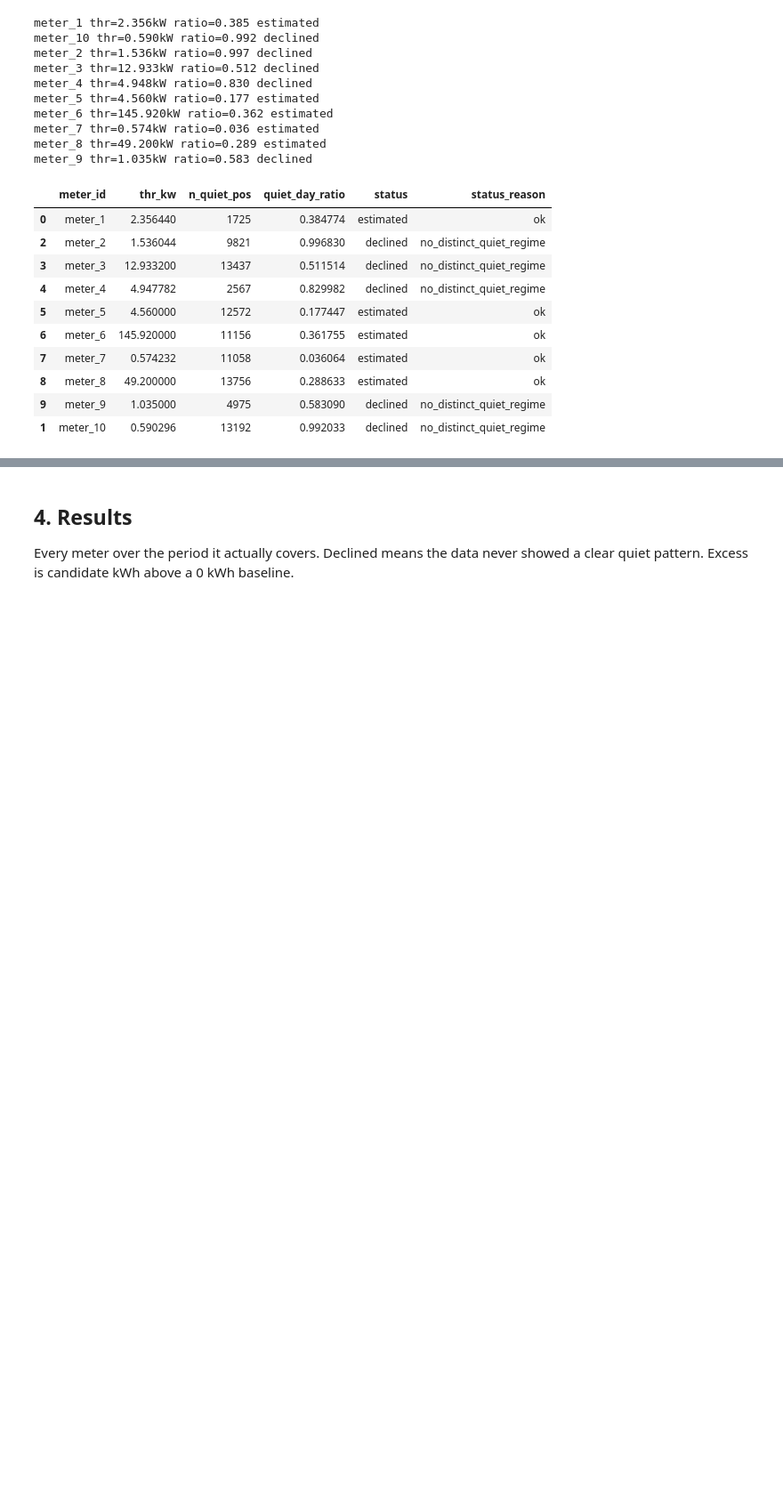
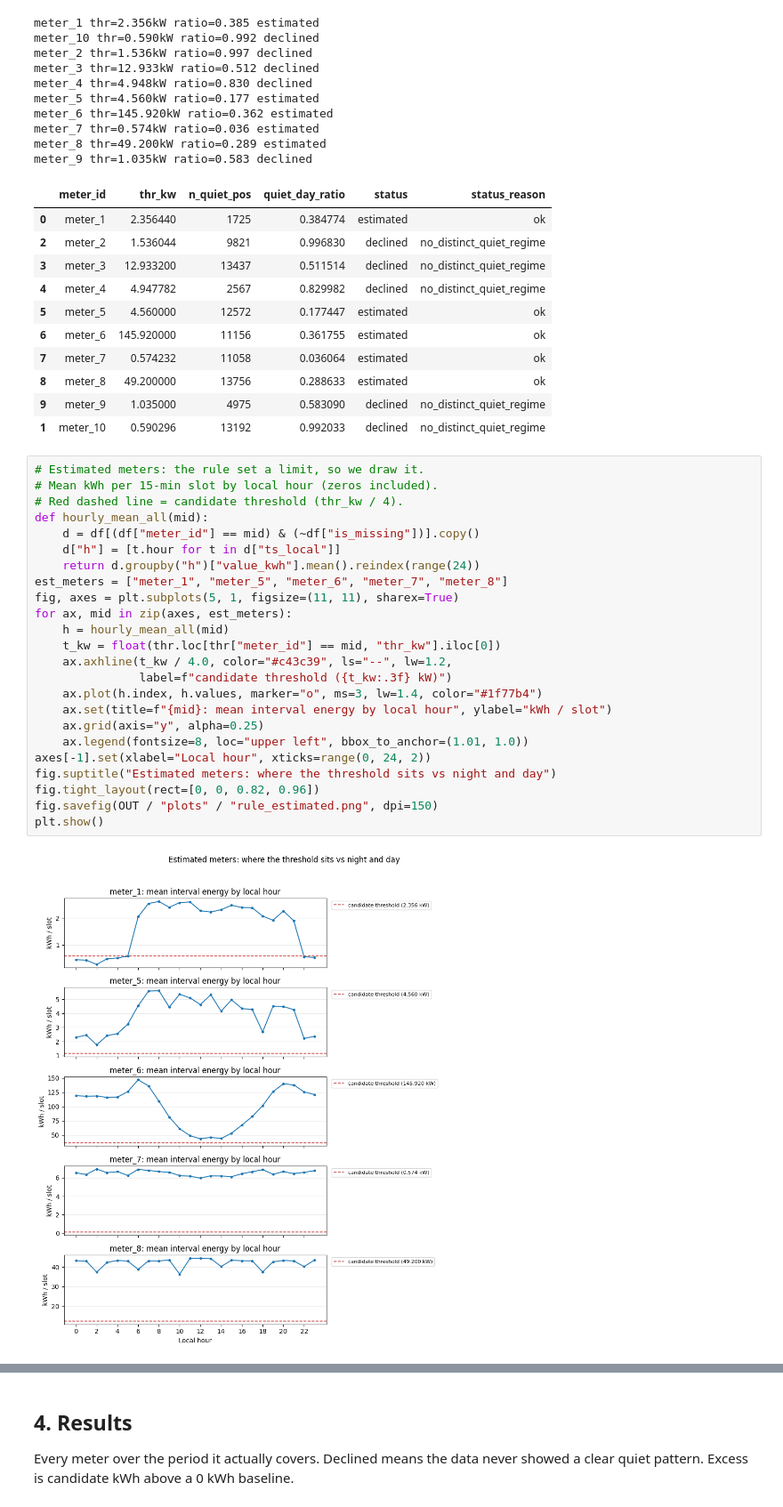
Before and after one commit to TMFNK/ecoplanet, a Jupyter notebook: notebooks/EDA.ipynb, the cells around one changed output, grey strips where cells are left out. Shown at 89% size. Saved outputs shown, nothing was run; the diff lists cells and outputs as text; blank space fills up the shorter version.

Commit message:
plots

```diff
--- a/notebooks/EDA.ipynb
+++ b/notebooks/EDA.ipynb
@@ -127,3 +127,29 @@ meter_9 thr=1.035kW ratio=0.583 declined
 | 8 | meter_8 | 49.200000 | 13756 | 0.288633 | estimated | ok |
 | 9 | meter_9 | 1.035000 | 4975 | 0.583090 | declined | no_distinct_quiet_regime |
 | 1 | meter_10 | 0.590296 | 13192 | 0.992033 | declined | no_distinct_quiet_regime |
+# %%
+# Estimated meters: the rule set a limit, so we draw it.
+# Mean kWh per 15-min slot by local hour (zeros included).
+# Red dashed line = candidate threshold (thr_kw / 4).
+def hourly_mean_all(mid):
+    d = df[(df["meter_id"] == mid) & (~df["is_missing"])].copy()
+    d["h"] = [t.hour for t in d["ts_local"]]
+    return d.groupby("h")["value_kwh"].mean().reindex(range(24))
+est_meters = ["meter_1", "meter_5", "meter_6", "meter_7", "meter_8"]
+fig, axes = plt.subplots(5, 1, figsize=(11, 11), sharex=True)
+for ax, mid in zip(axes, est_meters):
+    h = hourly_mean_all(mid)
+    t_kw = float(thr.loc[thr["meter_id"] == mid, "thr_kw"].iloc[0])
+    ax.axhline(t_kw / 4.0, color="#c43c39", ls="--", lw=1.2,
+               label=f"candidate threshold ({t_kw:.3f} kW)")
+    ax.plot(h.index, h.values, marker="o", ms=3, lw=1.4, color="#1f77b4")
+    ax.set(title=f"{mid}: mean interval energy by local hour", ylabel="kWh / slot")
+    ax.grid(axis="y", alpha=0.25)
+    ax.legend(fontsize=8, loc="upper left", bbox_to_anchor=(1.01, 1.0))
+axes[-1].set(xlabel="Local hour", xticks=range(0, 24, 2))
+fig.suptitle("Estimated meters: where the threshold sits vs night and day")
+fig.tight_layout(rect=[0, 0, 0.82, 0.96])
+fig.savefig(OUT / "plots" / "rule_estimated.png", dpi=150)
+plt.show()
+# %% [output]
+[figure, added]
```
Also changed, not shown: parts of 2 cells of this notebook, 7 other files.
